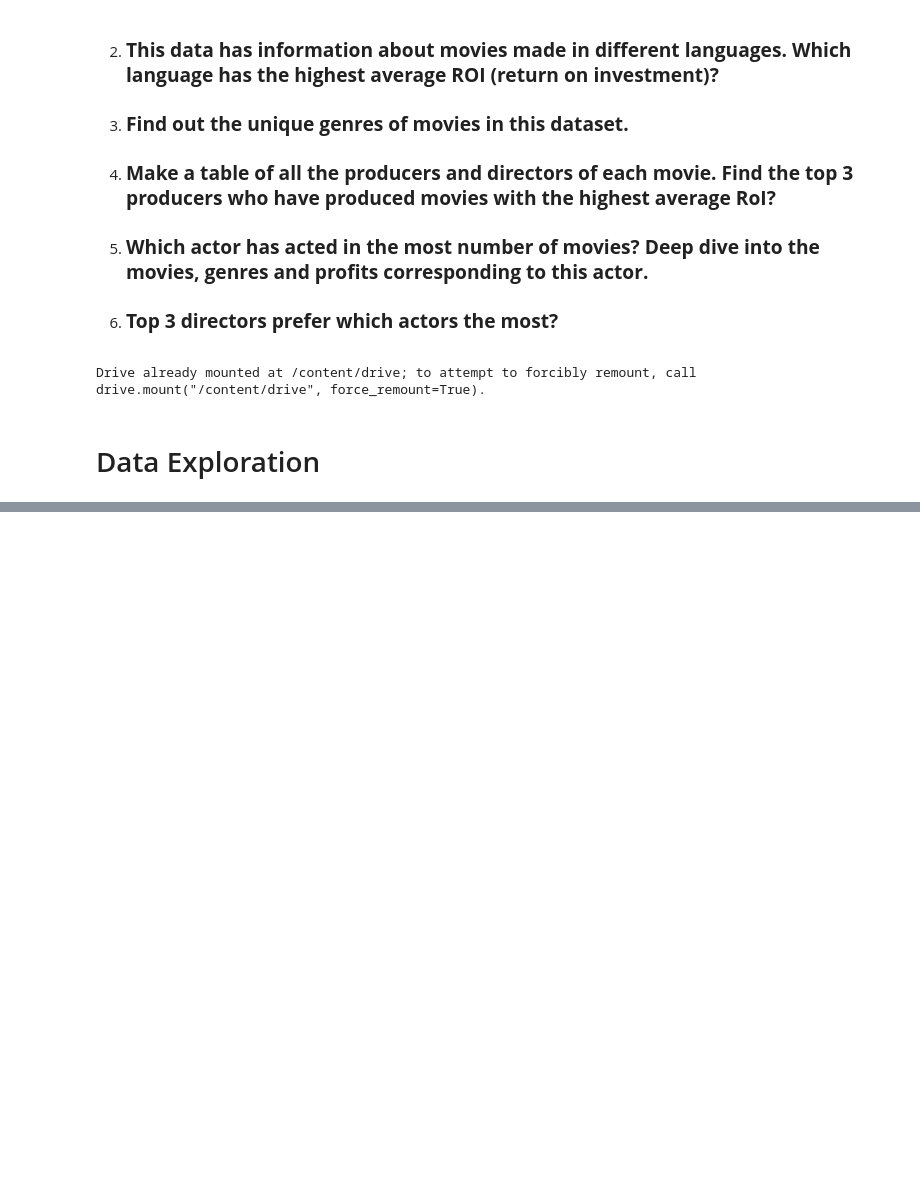
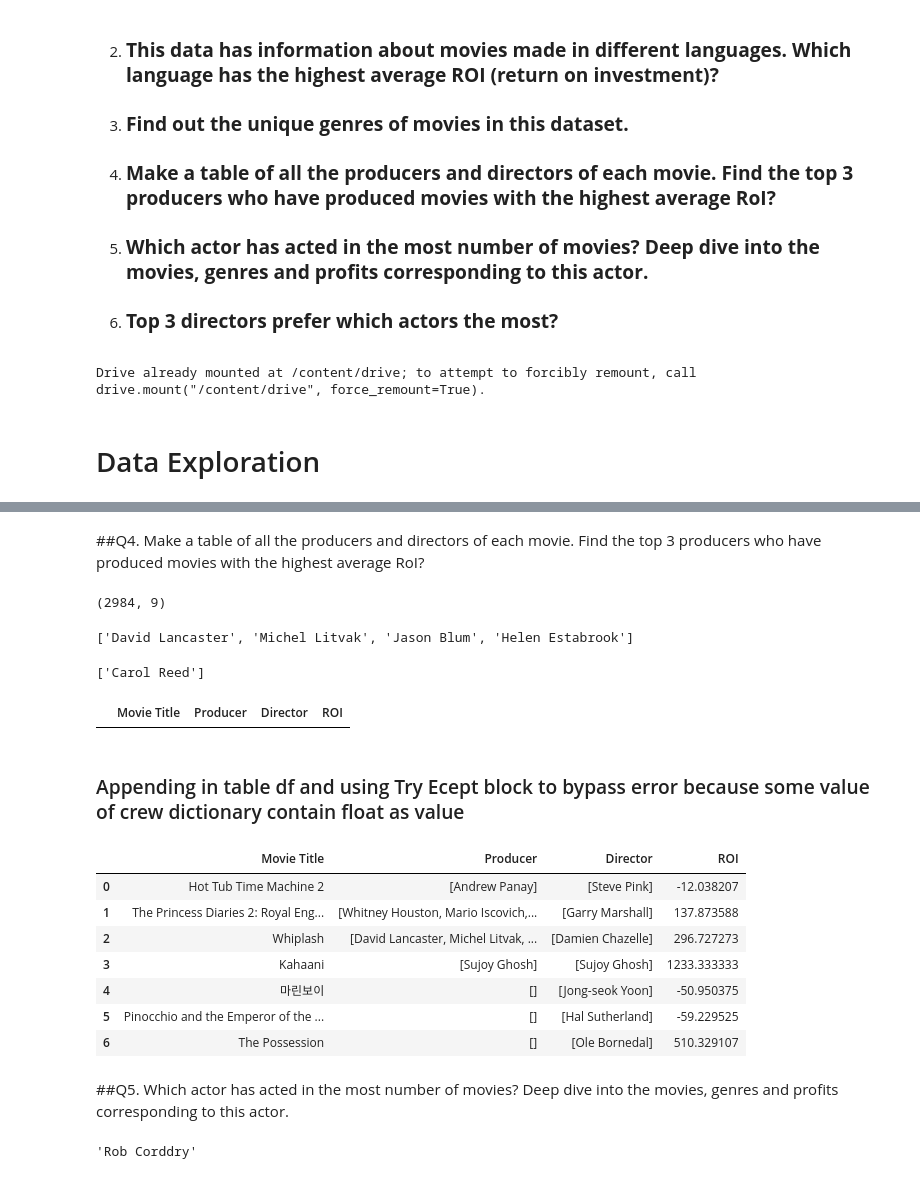
Before and after one commit to shubham1894/Data-Science-Portfolio, a Jupyter notebook: EDA Imdb Dataset/EDA_on_IMDB_Dataset.ipynb, the cells around one changed output, grey strips where cells are left out. Saved outputs shown, nothing was run; the diff lists cells and outputs as text; code cells hidden in the pictures; blank space fills up the shorter version.

```diff
--- a/EDA Imdb Dataset/EDA_on_IMDB_Dataset.ipynb
+++ b/EDA Imdb Dataset/EDA_on_IMDB_Dataset.ipynb
@@ -521,0 +328,2 @@ df3.head(3)
+# %% [markdown]
+##Q4. Make a table of all the producers and directors of each movie. Find the top 3 producers who have produced movies with the highest average RoI?
@@ -521,0 +333,58 @@ df3.head(3)
+# %%
+no_na_crew.shape
+# %% [output]
+(2984, 9)
+# %%
+# A simple function to extract list of all producer for a given movie index
+def create_movie_index(index):
+  movie_index = no_na_crew.iloc[index]
+  crew_list = movie_index.loc['crew']
+  Prodeucer_list = []
+  for elem in crew_list:
+    if elem['job'] == 'Producer':
+      Prodeucer_list.append(elem['name'])
+  return Prodeucer_list
+# %%
+create_movie_index(2)
+# %% [output]
+['David Lancaster', 'Michel Litvak', 'Jason Blum', 'Helen Estabrook']
+# %%
+# A simple function to extract list of all director for a given movie index
+def create_director_index(index):
+  dirextor_index = no_na_crew.iloc[index]
+  crew_list = dirextor_index.loc['crew']
+  Director_list = []
+  for elem in crew_list:
+    if elem['job'] == 'Director':
+      Director_list.append(elem['name'])
+  return Director_list
+# %%
+create_director_index(61)
+# %% [output]
+['Carol Reed']
+# %%
+# Create a empty dataframe with required column name in which we wil append data later
+Table = pd.DataFrame(columns = ['Movie Title', 'Producer','Director','ROI'])
+# %%
+Table
+# %% [output]
+|  | Movie Title | Producer | Director | ROI |
+# %% [markdown]
+### Appending in table df and using Try Ecept block to bypass error because some value of crew dictionary contain float as value
+# %%
+for index, row in no_na_crew.iterrows():
+  try:
+    Table = Table.append({'Movie Title': no_na_crew.loc[index, 'original_title'], 'Producer': create_movie_index(index), 'Director': create_director_index(index), 'ROI':no_na_crew.loc[index, 'ROI'] },ignore_index = True)
+  except:
+    continue
+# %%
+Table.head(7)
+# %% [output]
+|  | Movie Title | Producer | Director | ROI |
+| 0 | Hot Tub Time Machine 2 | [Andrew Panay] | [Steve Pink] | -12.038207 |
+| 1 | The Princess Diaries 2: Royal Eng... | [Whitney Houston, Mario Iscovich,... | [Garry Marshall] | 137.873588 |
+| 2 | Whiplash | [David Lancaster, Michel Litvak, ... | [Damien Chazelle] | 296.727273 |
+| 3 | Kahaani | [Sujoy Ghosh] | [Sujoy Ghosh] | 1233.333333 |
+| 4 | 마린보이 | [] | [Jong-seok Yoon] | -50.950375 |
+| 5 | Pinocchio and the Emperor of the ... | [] | [Hal Sutherland] | -59.229525 |
+| 6 | The Possession | [] | [Ole Bornedal] | 510.329107 |
@@ -521,0 +393,2 @@ df3.head(3)
+# %% [markdown]
+##Q5. Which actor has acted in the most number of movies? Deep dive into the movies, genres and profits corresponding to this actor.
@@ -521,0 +398,4 @@ df3.head(3)
+# %%
+no_na_cast.loc[0,'cast'][0]['name']
+# %% [output]
+'Rob Corddry'
```
Also changed, not shown: parts of 137 cells of this notebook.
